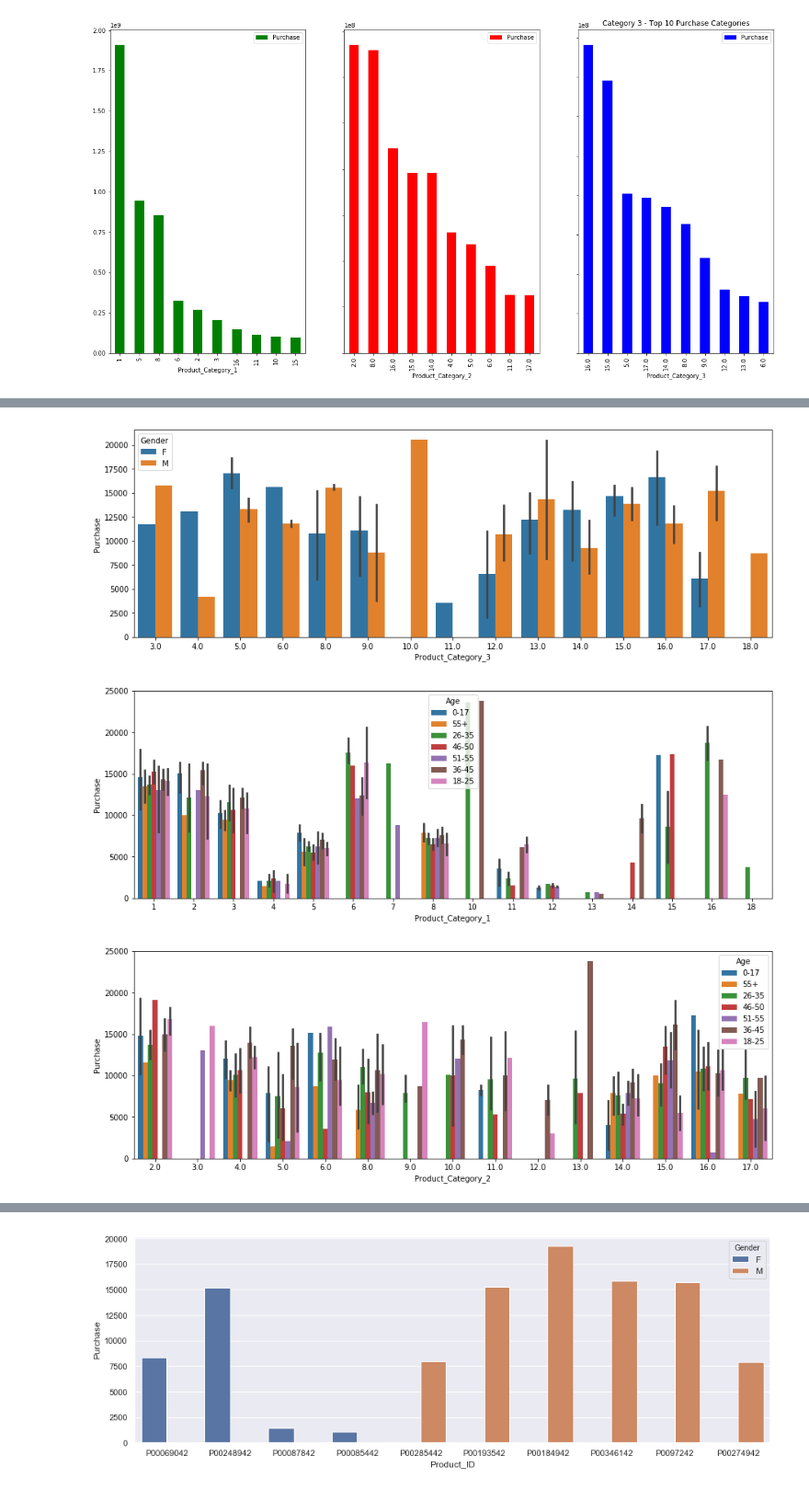
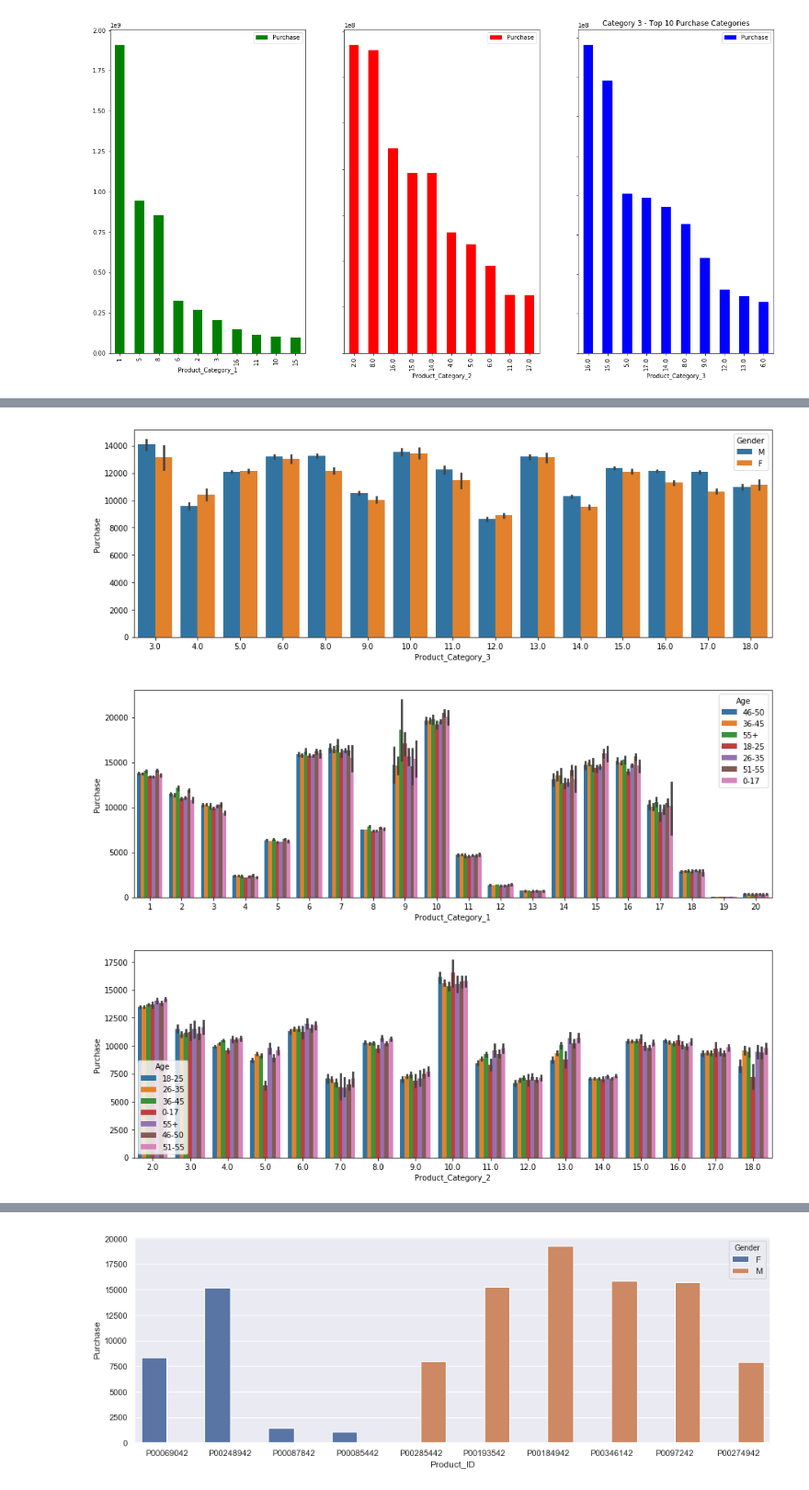
Before and after one commit to sonalfulkar/Black-Friday_Sale-Prediction, a Jupyter notebook: black friday sale prediction.ipynb, the cells around one changed output, grey strips where cells are left out. Shown at 92% size. Cells and saved outputs as stored; diff of their text form; code cells hidden in the pictures.

```diff
--- a/black friday sale prediction.ipynb
+++ b/black friday sale prediction.ipynb
@@ -205,21 +205,22 @@ sns.barplot(x="Product_Category_2", y="Purchase", hue="Gender", data=partial_df)
 # %%
 # Gender wise purchase of Category 3
 fig, ax = plt.subplots(figsize=(15,5))
-partial_df = df.head(500)
+partial_df = df.sort_values(by='Product_Category_3', ascending=False)
 sns.barplot(x="Product_Category_3", y="Purchase", hue="Gender", data=partial_df);
 # %% [output]
-[figure, old version]
+[figure, new version]
 # %%
 fig, ax = plt.subplots(figsize=(15,5))
-partial_df = df.head(500)
+#partial_df = df.head(500)
+partial_df = df.sort_values(by='Product_Category_1', ascending=False)
 sns.barplot(x="Product_Category_1", y="Purchase", hue="Age", data=partial_df);
 # %% [output]
-[figure, old version]
+[figure, new version]
 # %%
 fig, ax = plt.subplots(figsize=(15,5))
-partial_df = df.head(500)
+partial_df = df.sort_values(by='Product_Category_2', ascending=False)
 sns.barplot(x="Product_Category_2", y="Purchase", hue="Age", data=partial_df);
 # %% [output]
-[figure, old version]
+[figure, new version]
 # %%
 fig, ax = plt.subplots(figsize=(15,5))
```
Also changed, not shown: parts of 20 cells of this notebook.
